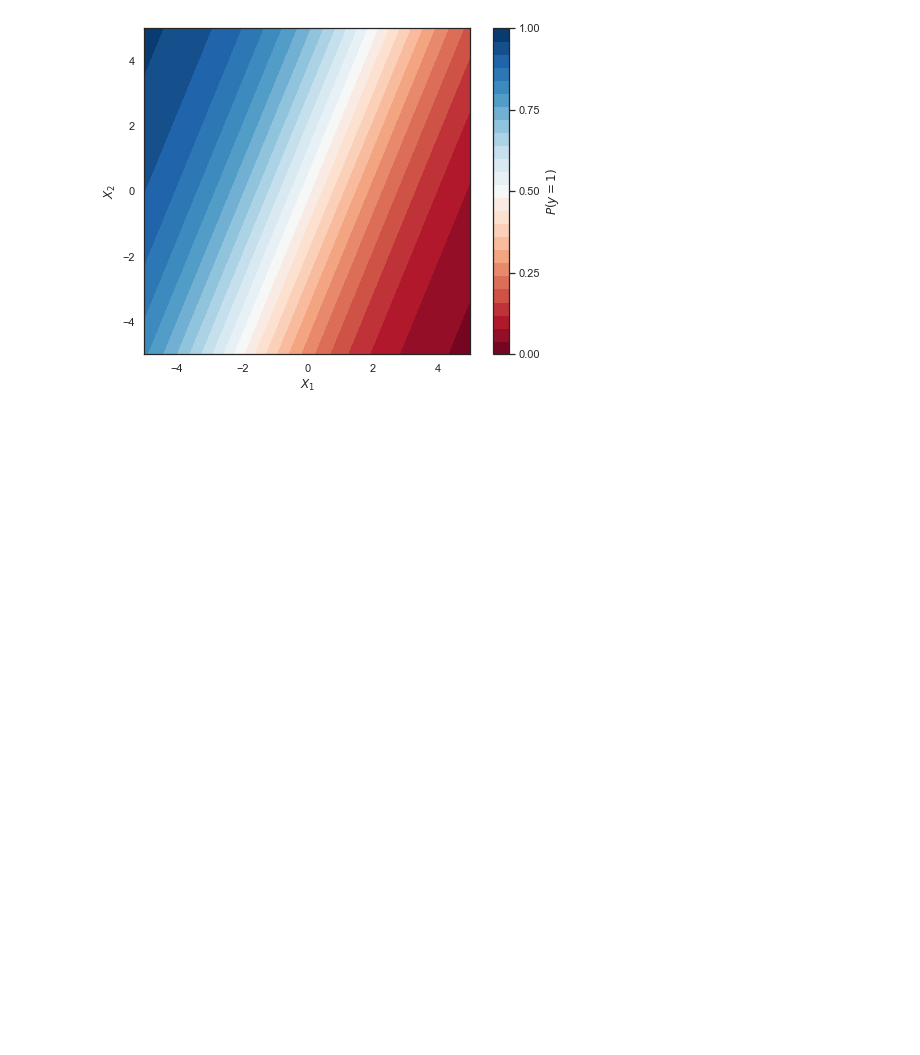
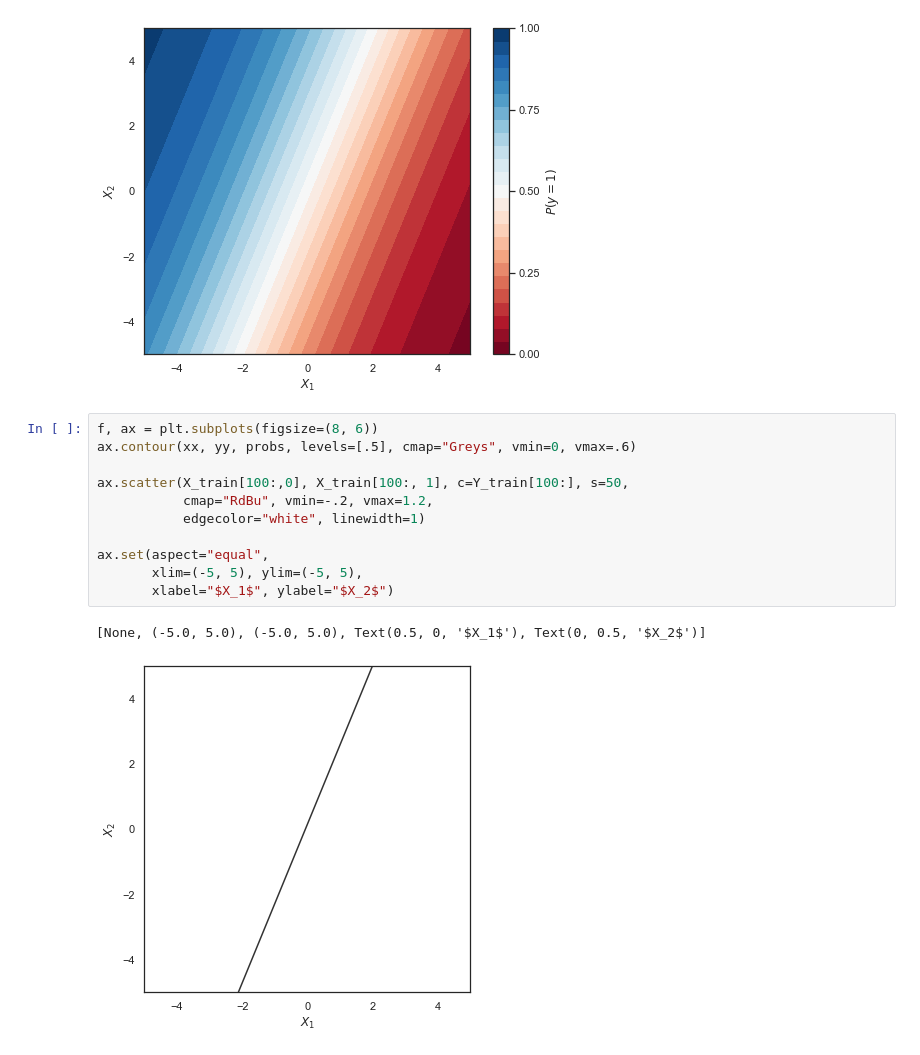
Before and after one commit to espSiyam/Data-Science--Analytics---AI-for-Business---the-Real-World-, a Jupyter notebook: 6.Regression/Logistic Regressiob.ipynb, the cells around one changed output. Saved outputs shown, nothing was run; the diff lists cells and outputs as text; blank space fills up the shorter version.

```diff
--- a/6.Regression/Logistic Regressiob.ipynb
+++ b/6.Regression/Logistic Regressiob.ipynb
@@ -101,3 +101,17 @@ ax.set(aspect="equal",
 # %% [output]
 [None, (-5.0, 5.0), (-5.0, 5.0), Text(0.5, 0, '$X_1$'), Text(0, 0.5, '$X_2$')]
 [figure]
+# %%
+f, ax = plt.subplots(figsize=(8, 6))
+ax.contour(xx, yy, probs, levels=[.5], cmap="Greys", vmin=0, vmax=.6)
+
+ax.scatter(X_train[100:,0], X_train[100:, 1], c=Y_train[100:], s=50,
+           cmap="RdBu", vmin=-.2, vmax=1.2,
+           edgecolor="white", linewidth=1)
+
+ax.set(aspect="equal",
+       xlim=(-5, 5), ylim=(-5, 5),
+       xlabel="$X_1$", ylabel="$X_2$")
+# %% [output]
+[None, (-5.0, 5.0), (-5.0, 5.0), Text(0.5, 0, '$X_1$'), Text(0, 0.5, '$X_2$')]
+[figure, added]
```
